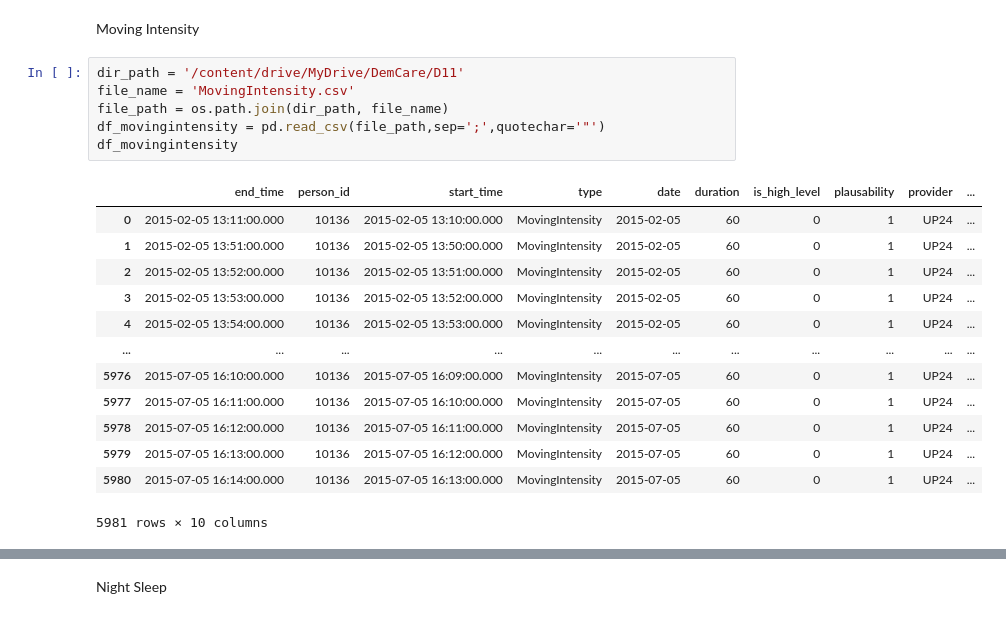
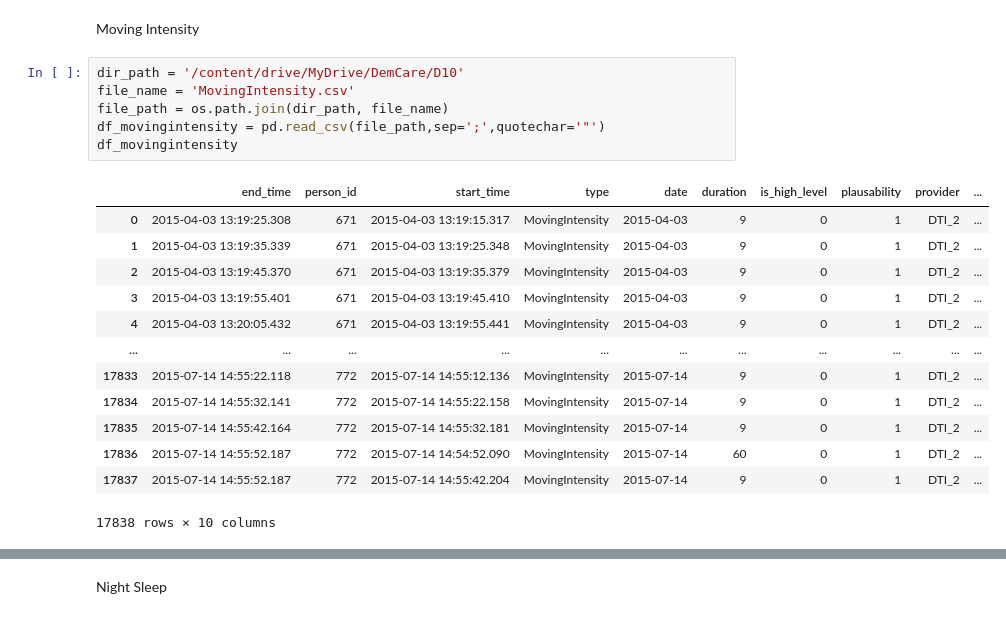
Before and after one commit to gkianfar/DemCare-Analysis, a Jupyter notebook: DemCare_Analysis.ipynb, the cells around one changed output, grey strips where cells are left out. Cells and saved outputs as stored; diff of their text form.

```diff
--- a/DemCare_Analysis.ipynb
+++ b/DemCare_Analysis.ipynb
@@ -151,22 +222,22 @@ array(['BoilerOn', 'CookerOn', 'TvOn', 'WashingMachineOn', 'IronOn',
 # %% [markdown]
 Moving Intensity
 # %%
-dir_path = '/content/drive/MyDrive/DemCare/D11'
+dir_path = '/content/drive/MyDrive/DemCare/D10'
 file_name = 'MovingIntensity.csv'
 file_path = os.path.join(dir_path, file_name)
 df_movingintensity = pd.read_csv(file_path,sep=';',quotechar='"')
 df_movingintensity
 # %% [output]
 |  | end_time | person_id | start_time | type | date | duration | is_high_level | plausability | provider | ... |
-| 0 | 2015-02-05 13:11:00.000 | 10136 | 2015-02-05 13:10:00.000 | MovingIntensity | 2015-02-05 | 60 | 0 | 1 | UP24 | ... |
-| 1 | 2015-02-05 13:51:00.000 | 10136 | 2015-02-05 13:50:00.000 | MovingIntensity | 2015-02-05 | 60 | 0 | 1 | UP24 | ... |
-| 2 | 2015-02-05 13:52:00.000 | 10136 | 2015-02-05 13:51:00.000 | MovingIntensity | 2015-02-05 | 60 | 0 | 1 | UP24 | ... |
-| 3 | 2015-02-05 13:53:00.000 | 10136 | 2015-02-05 13:52:00.000 | MovingIntensity | 2015-02-05 | 60 | 0 | 1 | UP24 | ... |
-| 4 | 2015-02-05 13:54:00.000 | 10136 | 2015-02-05 13:53:00.000 | MovingIntensity | 2015-02-05 | 60 | 0 | 1 | UP24 | ... |
+| 0 | 2015-04-03 13:19:25.308 | 671 | 2015-04-03 13:19:15.317 | MovingIntensity | 2015-04-03 | 9 | 0 | 1 | DTI_2 | ... |
+| 1 | 2015-04-03 13:19:35.339 | 671 | 2015-04-03 13:19:25.348 | MovingIntensity | 2015-04-03 | 9 | 0 | 1 | DTI_2 | ... |
+| 2 | 2015-04-03 13:19:45.370 | 671 | 2015-04-03 13:19:35.379 | MovingIntensity | 2015-04-03 | 9 | 0 | 1 | DTI_2 | ... |
+| 3 | 2015-04-03 13:19:55.401 | 671 | 2015-04-03 13:19:45.410 | MovingIntensity | 2015-04-03 | 9 | 0 | 1 | DTI_2 | ... |
+| 4 | 2015-04-03 13:20:05.432 | 671 | 2015-04-03 13:19:55.441 | MovingIntensity | 2015-04-03 | 9 | 0 | 1 | DTI_2 | ... |
 | ... | ... | ... | ... | ... | ... | ... | ... | ... | ... | ... |
-| 5976 | 2015-07-05 16:10:00.000 | 10136 | 2015-07-05 16:09:00.000 | MovingIntensity | 2015-07-05 | 60 | 0 | 1 | UP24 | ... |
-| 5977 | 2015-07-05 16:11:00.000 | 10136 | 2015-07-05 16:10:00.000 | MovingIntensity | 2015-07-05 | 60 | 0 | 1 | UP24 | ... |
-| 5978 | 2015-07-05 16:12:00.000 | 10136 | 2015-07-05 16:11:00.000 | MovingIntensity | 2015-07-05 | 60 | 0 | 1 | UP24 | ... |
-| 5979 | 2015-07-05 16:13:00.000 | 10136 | 2015-07-05 16:12:00.000 | MovingIntensity | 2015-07-05 | 60 | 0 | 1 | UP24 | ... |
-| 5980 | 2015-07-05 16:14:00.000 | 10136 | 2015-07-05 16:13:00.000 | MovingIntensity | 2015-07-05 | 60 | 0 | 1 | UP24 | ... |
+| 17833 | 2015-07-14 14:55:22.118 | 772 | 2015-07-14 14:55:12.136 | MovingIntensity | 2015-07-14 | 9 | 0 | 1 | DTI_2 | ... |
+| 17834 | 2015-07-14 14:55:32.141 | 772 | 2015-07-14 14:55:22.158 | MovingIntensity | 2015-07-14 | 9 | 0 | 1 | DTI_2 | ... |
+| 17835 | 2015-07-14 14:55:42.164 | 772 | 2015-07-14 14:55:32.181 | MovingIntensity | 2015-07-14 | 9 | 0 | 1 | DTI_2 | ... |
+| 17836 | 2015-07-14 14:55:52.187 | 772 | 2015-07-14 14:54:52.090 | MovingIntensity | 2015-07-14 | 60 | 0 | 1 | DTI_2 | ... |
+| 17837 | 2015-07-14 14:55:52.187 | 772 | 2015-07-14 14:55:42.204 | MovingIntensity | 2015-07-14 | 9 | 0 | 1 | DTI_2 | ... |
-5981 rows × 10 columns
+17838 rows × 10 columns
```
Also changed, not shown: parts of 19 cells of this notebook.
